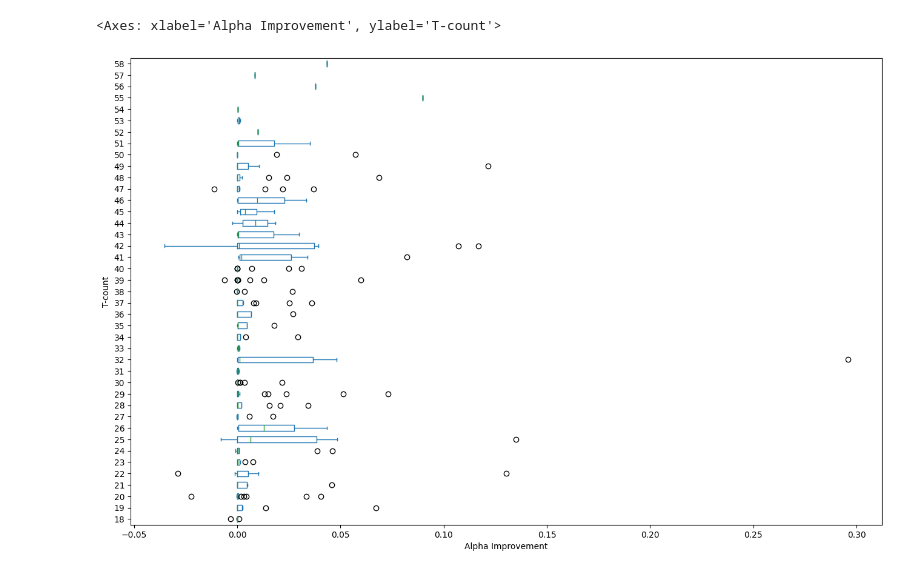
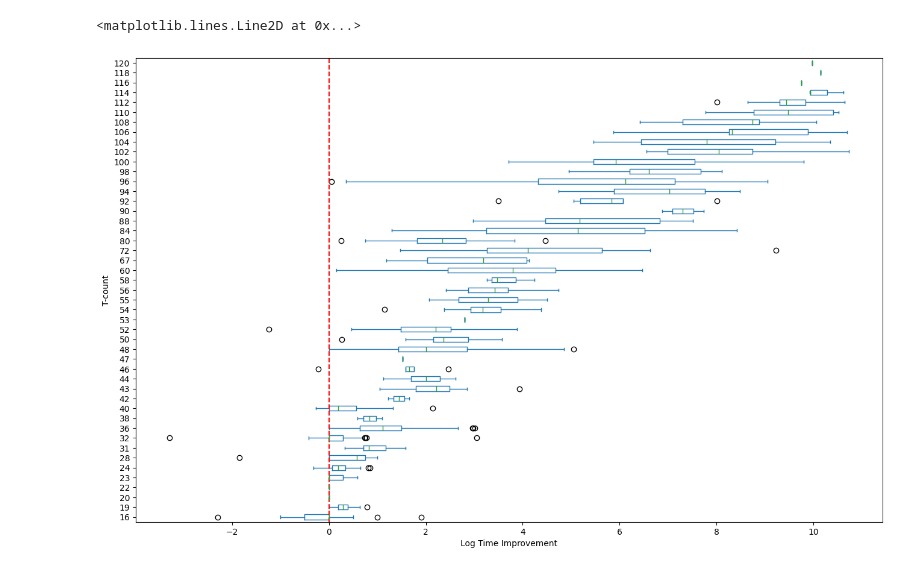
Before and after one commit to hughjazzman/quizx, a Jupyter notebook: scripts/visualize.ipynb, the cells around one changed output. Saved outputs shown, nothing was run; the diff lists cells and outputs as text; code cells hidden in the pictures.

```diff
--- a/scripts/visualize.ipynb
+++ b/scripts/visualize.ipynb
@@ -375,0 +808,37 @@ print(deprop_df[deprop_df["%_deprove"] > 0])
+# %%
+metric = "log_time"
+diff_df = data.copy()
+# diff_df = diff_df[diff_df["qs"] == 7]
+if "depth" in diff_df.columns:
+    diff_df.sort_values(["qs","depth","seed", feat_name], inplace=True)
+    is_paired = diff_df[["qs", "depth","seed"]].duplicated(keep=False)
+else:
+    diff_df.sort_values(["qs","seed", feat_name], inplace=True)
+    is_paired = diff_df[["qs","seed"]].duplicated(keep=False)
+single_df = diff_df[~is_paired]
+diff_df = diff_df[is_paired]
+
+
+# diff_df = diff_df.set_index(["qs","seed"])
+# diff_df["alpha_diff"] = diff_df.groupby(["qs","seed"], as_index=False)["alpha"].apply(lambda x: x.diff(1))
+
+# print(len(diff_df[ (diff_df["qs"] == 50)]))
+diff_df[f"{metric}_diff"] = -diff_df.groupby(diff_df[feat_name].eq(False).cumsum())[metric].diff()
+# print(diff_df[ [f"{metric}_diff",metric]].head(100))
+diff_df = diff_df.dropna()
+
+
+# Plot the data with translucent points
+plt.scatter(diff_df[groupby_data], diff_df[f'{metric}_diff'], color='blue', alpha=0.5, marker='+')
+
+# Set the x-axis label and y-axis label
+plt.xlabel(groupby_data)
+plt.ylabel(f'{metric} improvement (higher better)')
+
+# Add a legend
+plt.legend()
+
+plt.axhline(y=0, color='r', linestyle='--')  # Adds a dashed line at y=0
+
+# Show the plot
+plt.show()
@@ -377,8 +849,8 @@ print(deprop_df[deprop_df["%_deprove"] > 0])
 ### Best Improvement and Worst Loss ###
 t_df = diff_df.copy()
 # t_df = t_df[t_df["alpha_diff"].abs() > 1e-5]
-t_df = t_df.groupby([groupby_data,"seed",feat_name]).mean().unstack()["alpha_diff"]
-t_df.loc[:, "diff"] = -t_df[True]
+t_df = t_df.groupby([groupby_data,"seed",feat_name]).mean().unstack()[f"{metric}_diff"]
+t_df.loc[:, "diff"] = t_df[True]
 t_df[["diff"]].groupby(groupby_data).agg(
     best_improvement=pd.NamedAgg("diff", "max"),
     worst_loss=pd.NamedAgg("diff", "min"),
@@ -407,11 +879,11 @@ t_df[["diff"]].groupby(groupby_data).agg(
 # %%
 box_df = t_df.groupby(["seed", groupby_data]).mean().unstack()["diff"]
 box_df.plot.box(
-    xlabel="Alpha Improvement",
+    xlabel="Log Time Improvement",
     ylabel="T-count",
     vert=False,
     figsize=(16,10),
-)
+).axvline(x=0, color='r', linestyle='--')
 # %% [output]
-<Axes: xlabel='Alpha Improvement', ylabel='T-count'>
+<matplotlib.lines.Line2D at 0x...>
-[figure, old version]
+[figure, new version]
```
Also changed, not shown: parts of 36 cells of this notebook, 8 other files.
